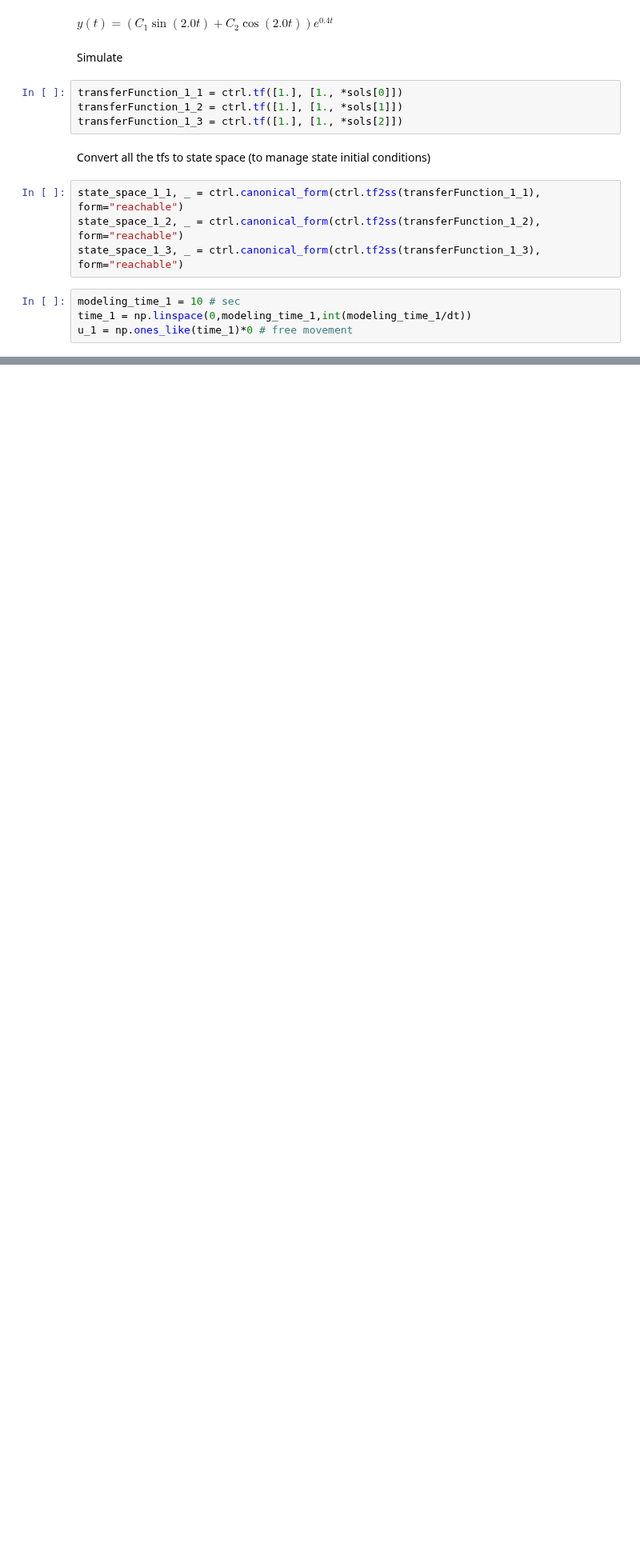
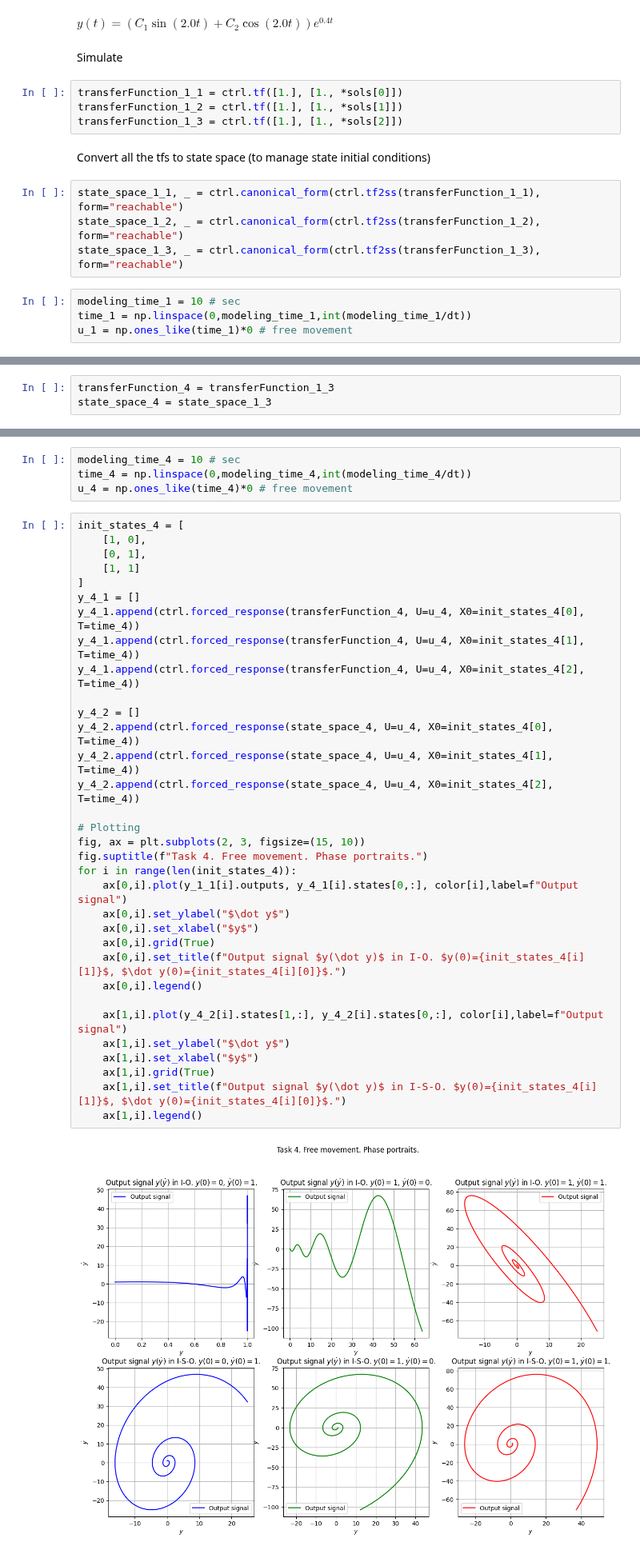
Before and after one commit to diuzhevVlad/control-theory-itmo-2023-2024, a Jupyter notebook: Lab2/Lab2.ipynb, the cells around one changed output, grey strips where cells are left out. Shown at 80% size. Drawn from its saved outputs; the diff is of its cells as text; blank space fills up the shorter version.

```diff
--- a/Lab2/Lab2.ipynb
+++ b/Lab2/Lab2.ipynb
@@ -134,0 +232,3 @@ T_1_s = -1
+# %%
+transferFunction_4 = transferFunction_1_3
+state_space_4 = state_space_1_3
@@ -134,0 +250,39 @@ T_1_s = -1
+# %%
+modeling_time_4 = 10 # sec
+time_4 = np.linspace(0,modeling_time_4,int(modeling_time_4/dt))
+u_4 = np.ones_like(time_4)*0 # free movement
+# %%
+init_states_4 = [
+    [1, 0],
+    [0, 1],
+    [1, 1]
+]
+y_4_1 = []
+y_4_1.append(ctrl.forced_response(transferFunction_4, U=u_4, X0=init_states_4[0], T=time_4))
+y_4_1.append(ctrl.forced_response(transferFunction_4, U=u_4, X0=init_states_4[1], T=time_4))
+y_4_1.append(ctrl.forced_response(transferFunction_4, U=u_4, X0=init_states_4[2], T=time_4))
+
+y_4_2 = []
+y_4_2.append(ctrl.forced_response(state_space_4, U=u_4, X0=init_states_4[0], T=time_4))
+y_4_2.append(ctrl.forced_response(state_space_4, U=u_4, X0=init_states_4[1], T=time_4))
+y_4_2.append(ctrl.forced_response(state_space_4, U=u_4, X0=init_states_4[2], T=time_4))
+
+# Plotting
+fig, ax = plt.subplots(2, 3, figsize=(15, 10))
+fig.suptitle(f"Task 4. Free movement. Phase portraits.")
+for i in range(len(init_states_4)):
+    ax[0,i].plot(y_1_1[i].outputs, y_4_1[i].states[0,:], color[i],label=f"Output signal")
+    ax[0,i].set_ylabel("$\dot y$")
+    ax[0,i].set_xlabel("$y$")
+    ax[0,i].grid(True)
+    ax[0,i].set_title(f"Output signal $y(\dot y)$ in I-O. $y(0)={init_states_4[i][1]}$, $\dot y(0)={init_states_4[i][0]}$.")
+    ax[0,i].legend()
+
+    ax[1,i].plot(y_4_2[i].states[1,:], y_4_2[i].states[0,:], color[i],label=f"Output signal")
+    ax[1,i].set_ylabel("$\dot y$")
+    ax[1,i].set_xlabel("$y$")
+    ax[1,i].grid(True)
+    ax[1,i].set_title(f"Output signal $y(\dot y)$ in I-S-O. $y(0)={init_states_4[i][1]}$, $\dot y(0)={init_states_4[i][0]}$.")
+    ax[1,i].legend()
+# %% [output]
+[figure, added]
```
Also changed, not shown: parts of 30 cells of this notebook.
